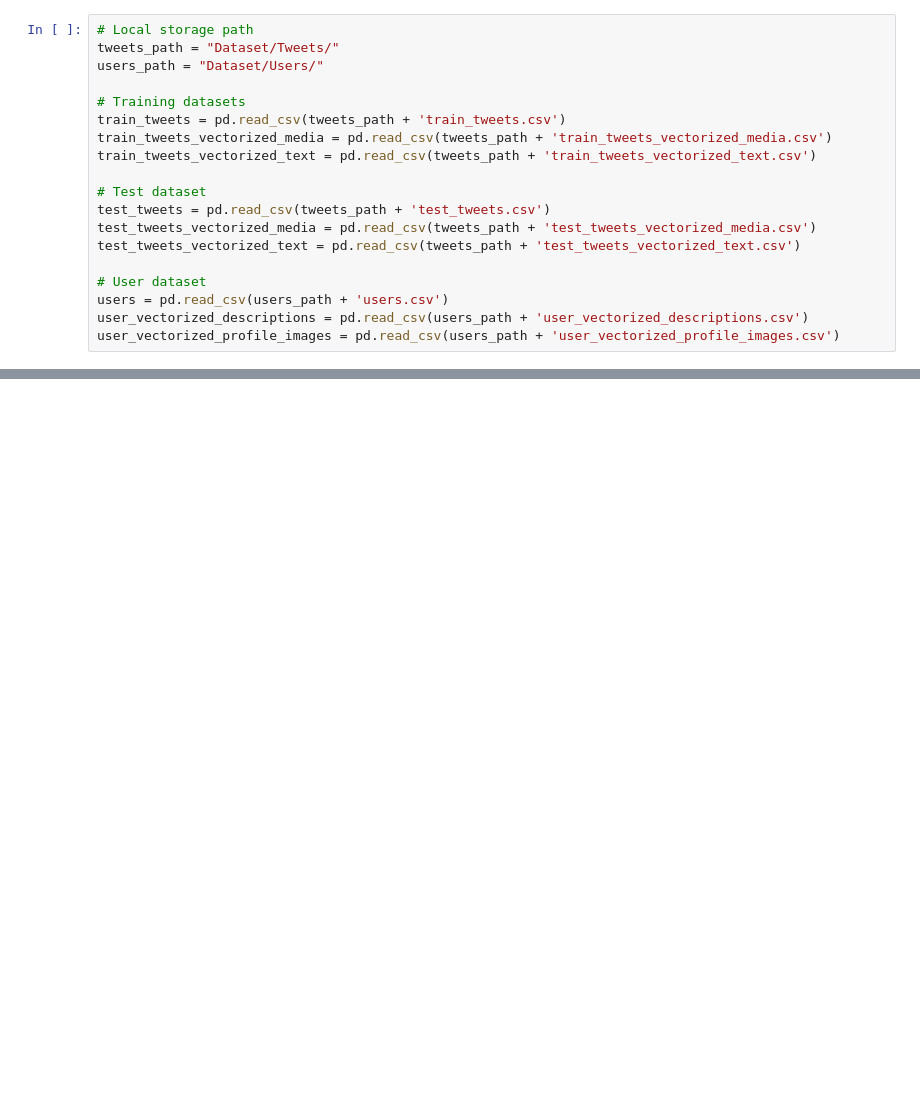
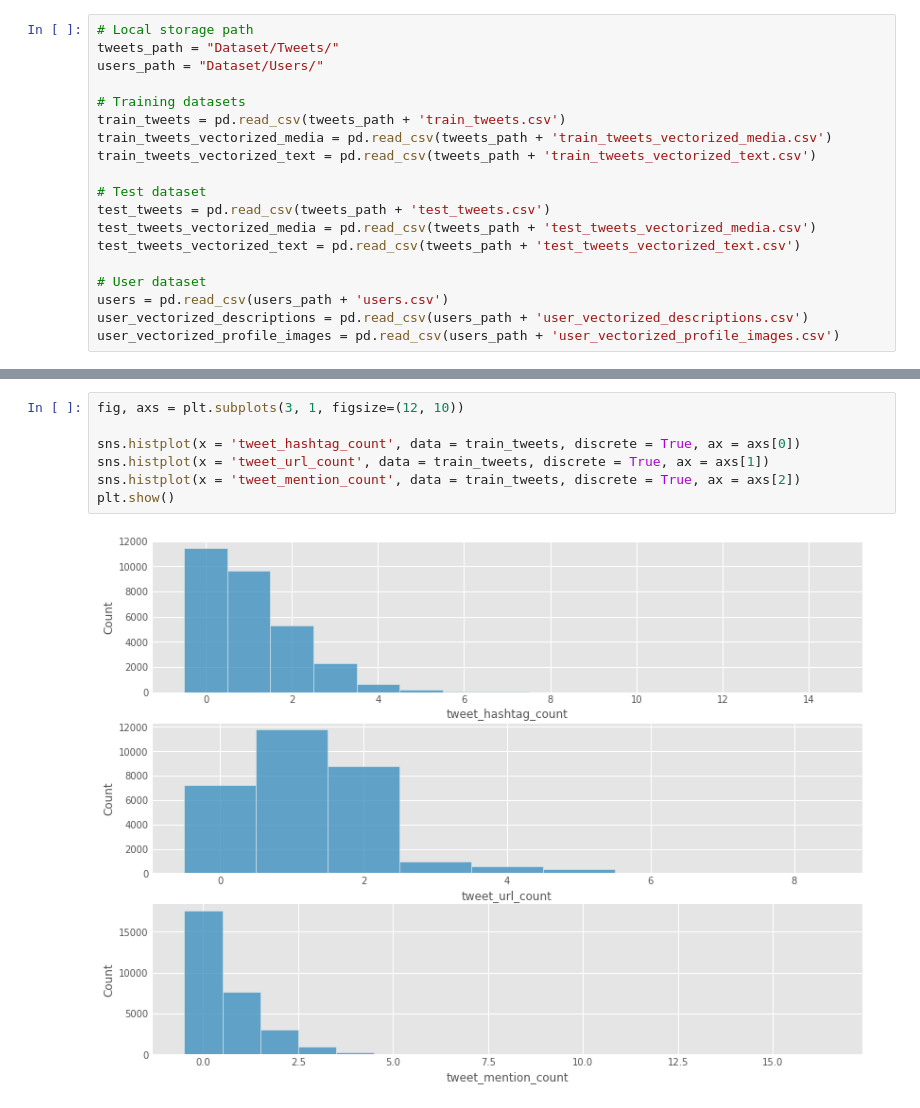
Before and after one commit to shpatrickguo/bitgrit, a Jupyter notebook: Viral Tweets Prediction Challenge/Viral Tweets Prediction Challenge.ipynb, the cells around one changed output, grey strips where cells are left out. Saved outputs shown, nothing was run; the diff lists cells and outputs as text; blank space fills up the shorter version.

```diff
--- a/Viral Tweets Prediction Challenge/Viral Tweets Prediction Challenge.ipynb
+++ b/Viral Tweets Prediction Challenge/Viral Tweets Prediction Challenge.ipynb
@@ -40,0 +129,9 @@ user_vectorized_profile_images = pd.read_csv(users_path + 'user_vectorized_profi
+# %%
+fig, axs = plt.subplots(3, 1, figsize=(12, 10))
+
+sns.histplot(x = 'tweet_hashtag_count', data = train_tweets, discrete = True, ax = axs[0])
+sns.histplot(x = 'tweet_url_count', data = train_tweets, discrete = True, ax = axs[1])
+sns.histplot(x = 'tweet_mention_count', data = train_tweets, discrete = True, ax = axs[2])
+plt.show()
+# %% [output]
+[figure, added]
```
Also changed, not shown: parts of 24 cells of this notebook, 1 other file.
